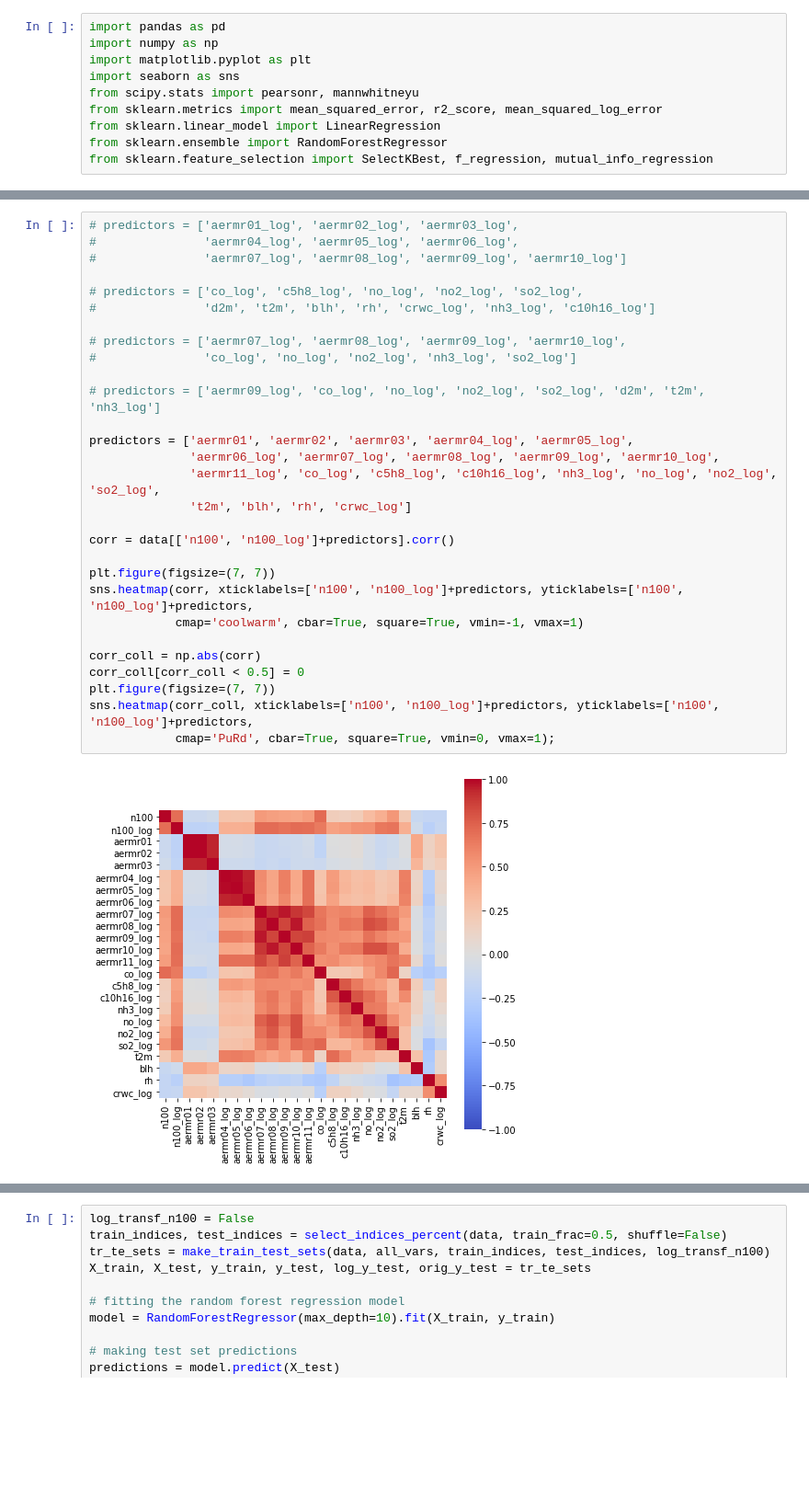
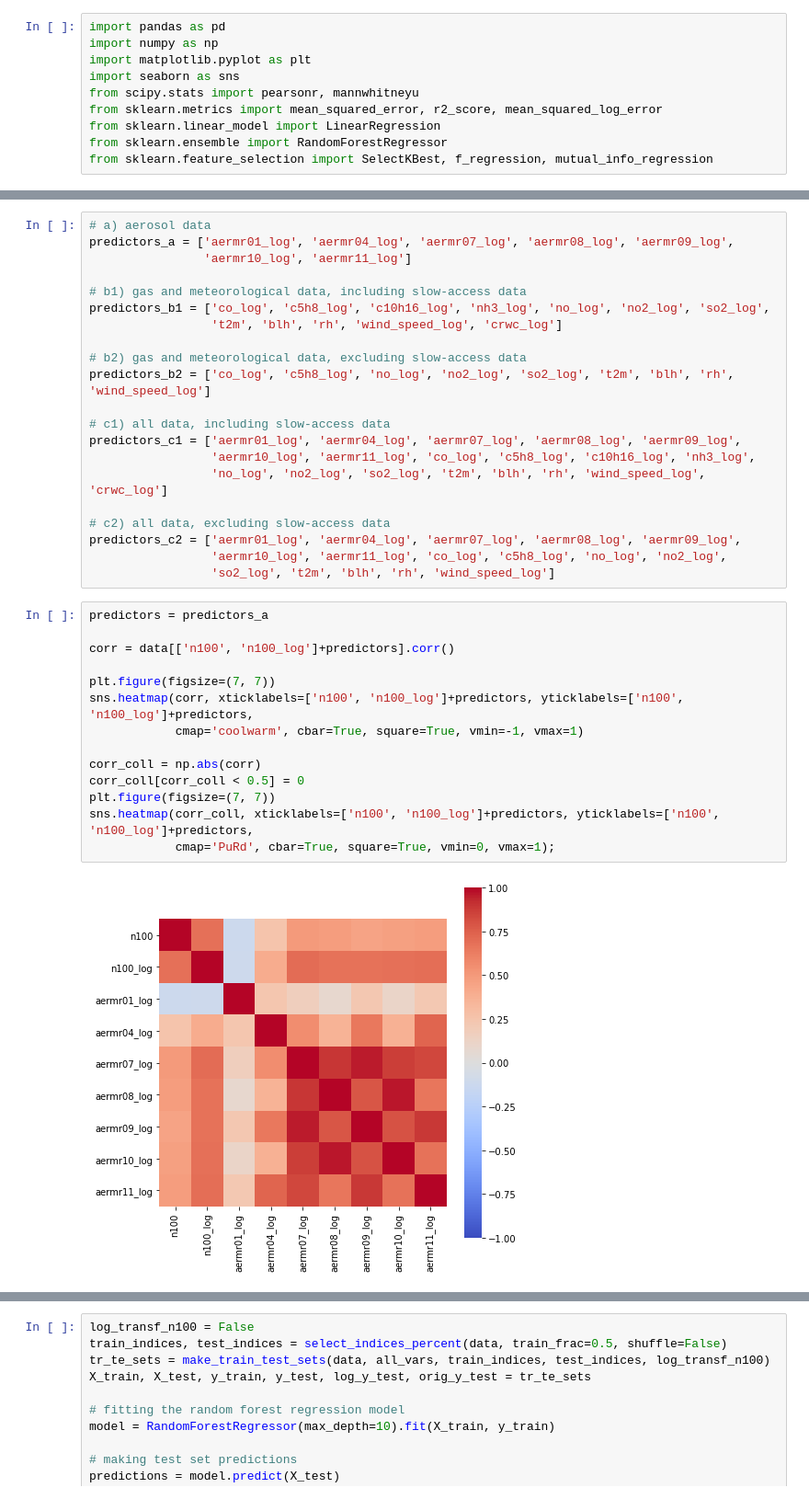
Before and after one commit to ellarauth/CCN-proxy-modeling, a Jupyter notebook: modelling.ipynb, the cells around one changed output, grey strips where cells are left out. Shown at 92% size. Cells and saved outputs as stored; diff of their text form; blank space fills up the shorter version.

```diff
--- a/modelling.ipynb
+++ b/modelling.ipynb
@@ -234,31 +231,37 @@ data = new_data
+# %%
+# a) aerosol data
+predictors_a = ['aermr01_log', 'aermr04_log', 'aermr07_log', 'aermr08_log', 'aermr09_log',
+                'aermr10_log', 'aermr11_log']
+
+# b1) gas and meteorological data, including slow-access data
+predictors_b1 = ['co_log', 'c5h8_log', 'c10h16_log', 'nh3_log', 'no_log', 'no2_log', 'so2_log',
+                 't2m', 'blh', 'rh', 'wind_speed_log', 'crwc_log']
+
+# b2) gas and meteorological data, excluding slow-access data
+predictors_b2 = ['co_log', 'c5h8_log', 'no_log', 'no2_log', 'so2_log', 't2m', 'blh', 'rh', 'wind_speed_log']
+
+# c1) all data, including slow-access data
+predictors_c1 = ['aermr01_log', 'aermr04_log', 'aermr07_log', 'aermr08_log', 'aermr09_log',
+                 'aermr10_log', 'aermr11_log', 'co_log', 'c5h8_log', 'c10h16_log', 'nh3_log',
+                 'no_log', 'no2_log', 'so2_log', 't2m', 'blh', 'rh', 'wind_speed_log', 'crwc_log']
+
+# c2) all data, excluding slow-access data
+predictors_c2 = ['aermr01_log', 'aermr04_log', 'aermr07_log', 'aermr08_log', 'aermr09_log',
+                 'aermr10_log', 'aermr11_log', 'co_log', 'c5h8_log', 'no_log', 'no2_log',
+                 'so2_log', 't2m', 'blh', 'rh', 'wind_speed_log']
 # %%
-# predictors = ['aermr01_log', 'aermr02_log', 'aermr03_log',
-#               'aermr04_log', 'aermr05_log', 'aermr06_log',
-#               'aermr07_log', 'aermr08_log', 'aermr09_log', 'aermr10_log']
-
-# predictors = ['co_log', 'c5h8_log', 'no_log', 'no2_log', 'so2_log',
-#               'd2m', 't2m', 'blh', 'rh', 'crwc_log', 'nh3_log', 'c10h16_log']
-
-# predictors = ['aermr07_log', 'aermr08_log', 'aermr09_log', 'aermr10_log',
-#               'co_log', 'no_log', 'no2_log', 'nh3_log', 'so2_log']
-
-# predictors = ['aermr09_log', 'co_log', 'no_log', 'no2_log', 'so2_log', 'd2m', 't2m', 'nh3_log']
-
-predictors = ['aermr01', 'aermr02', 'aermr03', 'aermr04_log', 'aermr05_log',
-              'aermr06_log', 'aermr07_log', 'aermr08_log', 'aermr09_log', 'aermr10_log',
-              'aermr11_log', 'co_log', 'c5h8_log', 'c10h16_log', 'nh3_log', 'no_log', 'no2_log', 'so2_log',
-              't2m', 'blh', 'rh', 'crwc_log']
+predictors = predictors_a
 
 corr = data[['n100', 'n100_log']+predictors].corr()
 
 plt.figure(figsize=(7, 7))
 sns.heatmap(corr, xticklabels=['n100', 'n100_log']+predictors, yticklabels=['n100', 'n100_log']+predictors,
             cmap='coolwarm', cbar=True, square=True, vmin=-1, vmax=1)
 
 corr_coll = np.abs(corr)
 corr_coll[corr_coll < 0.5] = 0
 plt.figure(figsize=(7, 7))
 sns.heatmap(corr_coll, xticklabels=['n100', 'n100_log']+predictors, yticklabels=['n100', 'n100_log']+predictors,
             cmap='PuRd', cbar=True, square=True, vmin=0, vmax=1);
 # %% [output]
-[figure, old version]
+[figure, new version]
```
Also changed, not shown: parts of 15 cells of this notebook.
